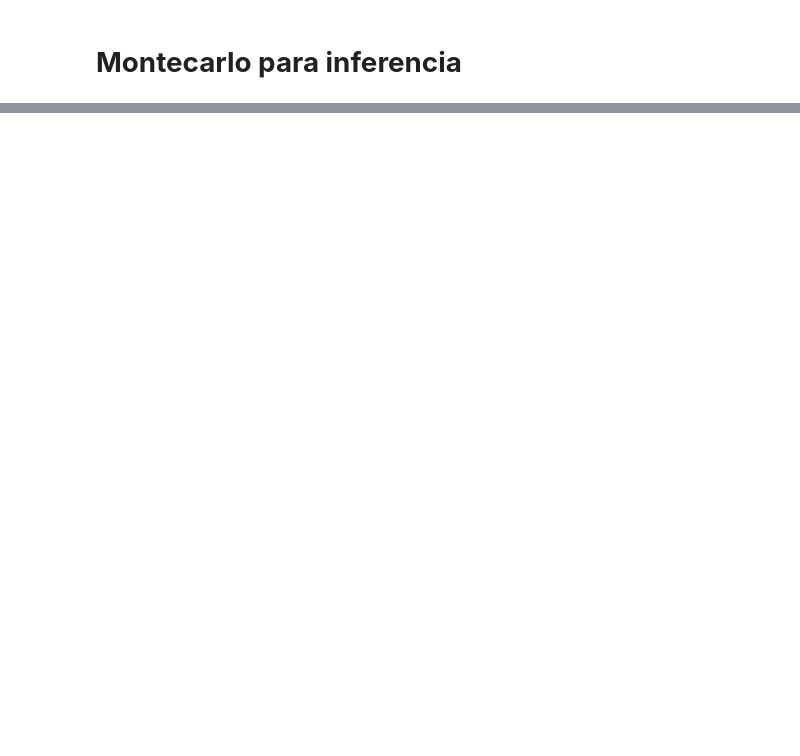
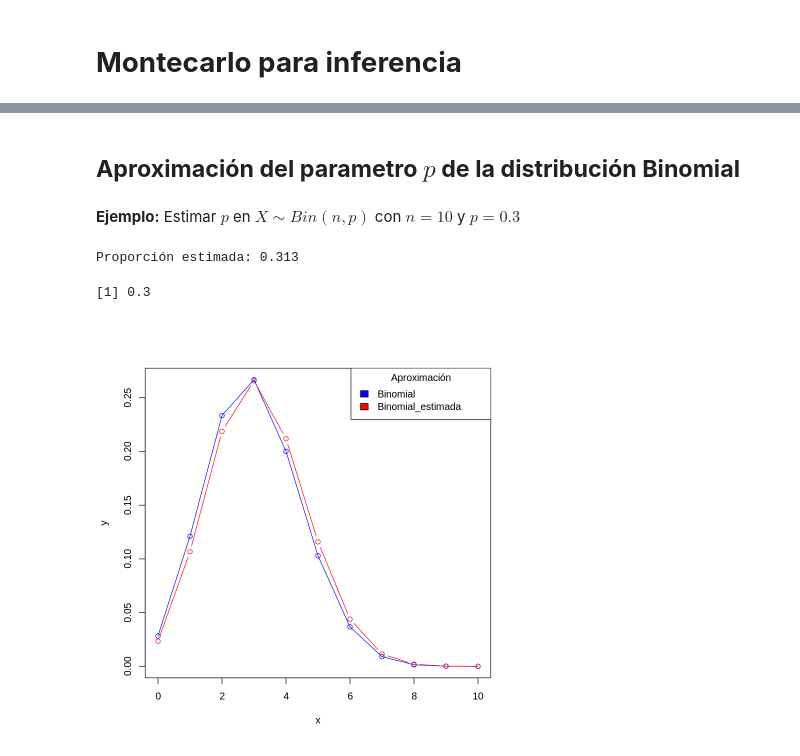
Before and after one commit to ALdoMartineCh16/Analisis-Exploratorio-de-Datos-Espaciales, a Jupyter notebook: SESION_14_AEDE_METODO_DE_MONTECARLO.ipynb, the cells around one changed output, grey strips where cells are left out. Cells and saved outputs as stored; diff of their text form; code cells hidden in the pictures; blank space fills up the shorter version.

```diff
--- a/SESION_14_AEDE_METODO_DE_MONTECARLO.ipynb
+++ b/SESION_14_AEDE_METODO_DE_MONTECARLO.ipynb
@@ -499,0 +385,27 @@ hist(M2,breaks=40,main=paste("n = ", n))
+# %% [markdown]
+## **Aproximación del parametro $p$ de la distribución Binomial**
+# %% [markdown]
+**Ejemplo:** Estimar $p$ en $X\sim Bin(n,p)$  con $n=10$ y $p=0.3$
+# %%
+set.seed(23)
+N = 100
+n = 10
+p= 0.3
+muestra=rbinom(N,n,p)
+# La estimación de p es la media de éxitos / n)
+p_est=mean(muestra)/n
+cat("Proporción estimada:", p_est)
+p
+# %% [output]
+Proporción estimada: 0.313
+[1] 0.3
+# %%
+x=seq(0,n,1)
+y=dbinom(x,n,p)
+plot(x,y,type='o',col="blue")
+y1=dbinom(x,n,p_est)
+lines(x,y1,type='b',col="red")
+legend(x = "topright", legend = c("Binomial ", "Binomial_estimada"), fill = c("blue", "red"),
+       title = "Aproximación")
+# %% [output]
+[figure, added]
```
Also changed, not shown: parts of 105 cells of this notebook.
